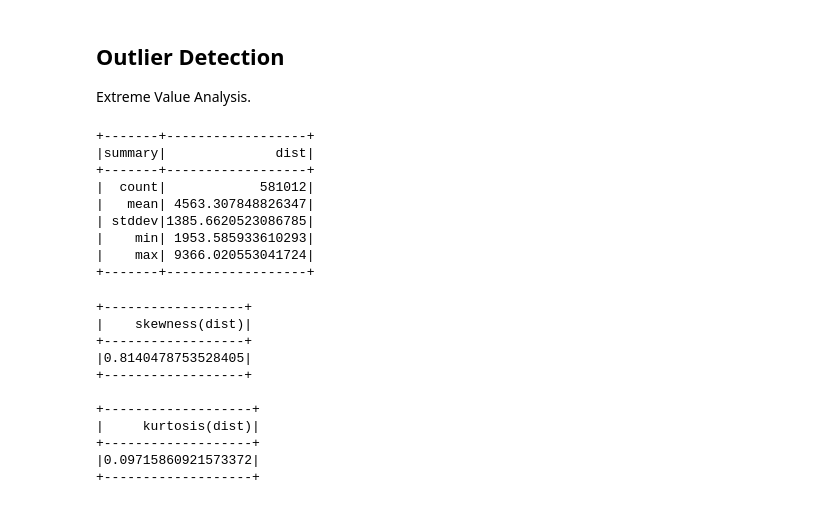
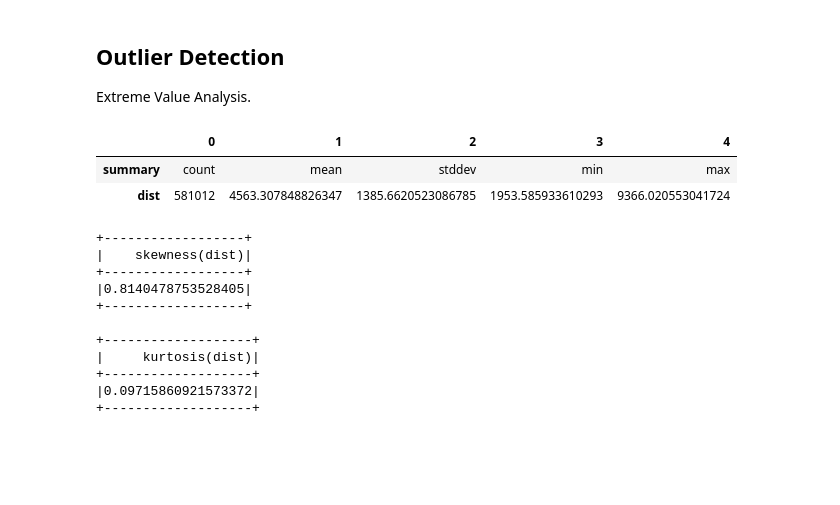
Before and after one commit to riyadparvez/pyspark-datascience, a Jupyter notebook: forest-cover-type/spark.ipynb, the cells around one changed output. Cells and saved outputs as stored; diff of their text form; code cells hidden in the pictures; blank space fills up the shorter version.

```diff
--- a/forest-cover-type/spark.ipynb
+++ b/forest-cover-type/spark.ipynb
@@ -153,33 +152,27 @@ Extreme Value Analysis.
 # %%
 from pyspark.ml.linalg import Vectors
 from pyspark.sql.functions import col, udf, max
 from pyspark.sql.types import DoubleType
 import numpy as np
 
 cols = data.columns[:]
 cols.remove(labelCol)
 
 assembler = VectorAssembler(inputCols=cols, outputCol='features')
 data = assembler.transform(data)
 
 def l2norm(v):
     x = v.toArray()
     d = np.linalg.norm(x)
     return float(d)
 
 l2_norm_udf = udf(l2norm, DoubleType())
 data = data.withColumn('dist', l2_norm_udf(data['features']))
-data.select('dist').describe().show()
+data.select('dist').describe().toPandas().transpose()
 # %% [output]
-+-------+------------------+
-|summary|              dist|
-+-------+------------------+
-|  count|            581012|
-|   mean| 4563.307848826347|
-| stddev|1385.6620523086785|
-|    min| 1953.585933610293|
-|    max| 9366.020553041724|
-+-------+------------------+
+|  | 0 | 1 | 2 | 3 | 4 |
+| summary | count | mean | stddev | min | max |
+| dist | 581012 | 4563.307848826347 | 1385.6620523086785 | 1953.585933610293 | 9366.020553041724 |
 # %%
 from pyspark.sql.functions import kurtosis, skewness
 
```
Also changed, not shown: parts of 10 cells of this notebook, 1 other file.
